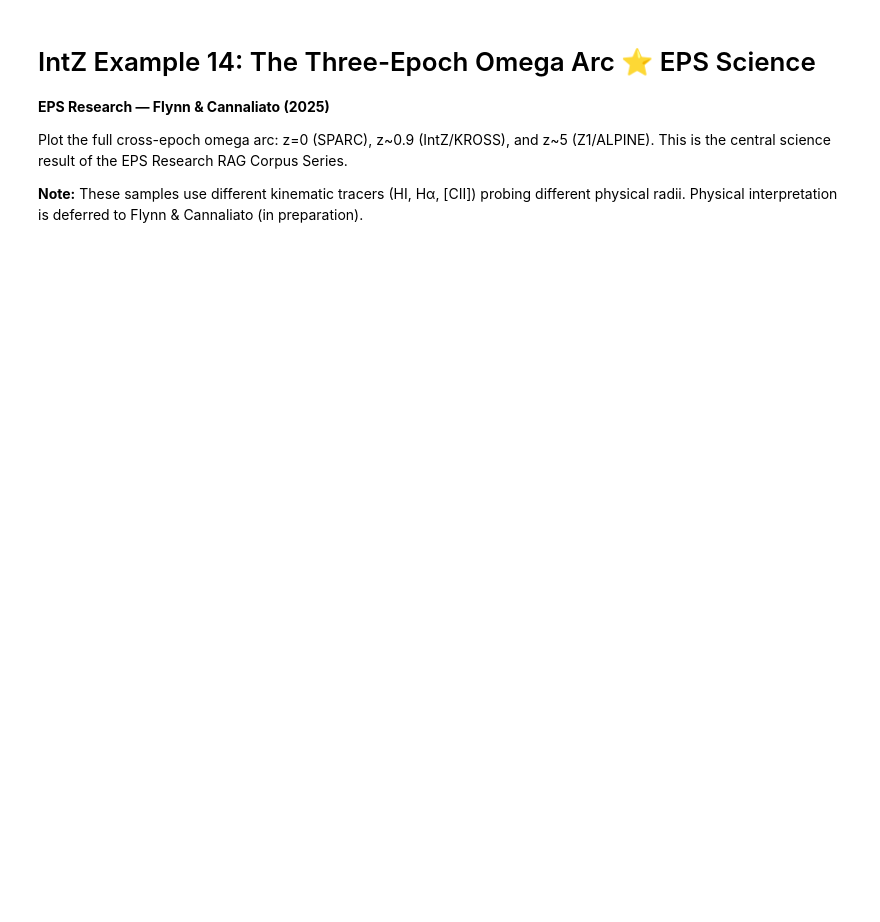
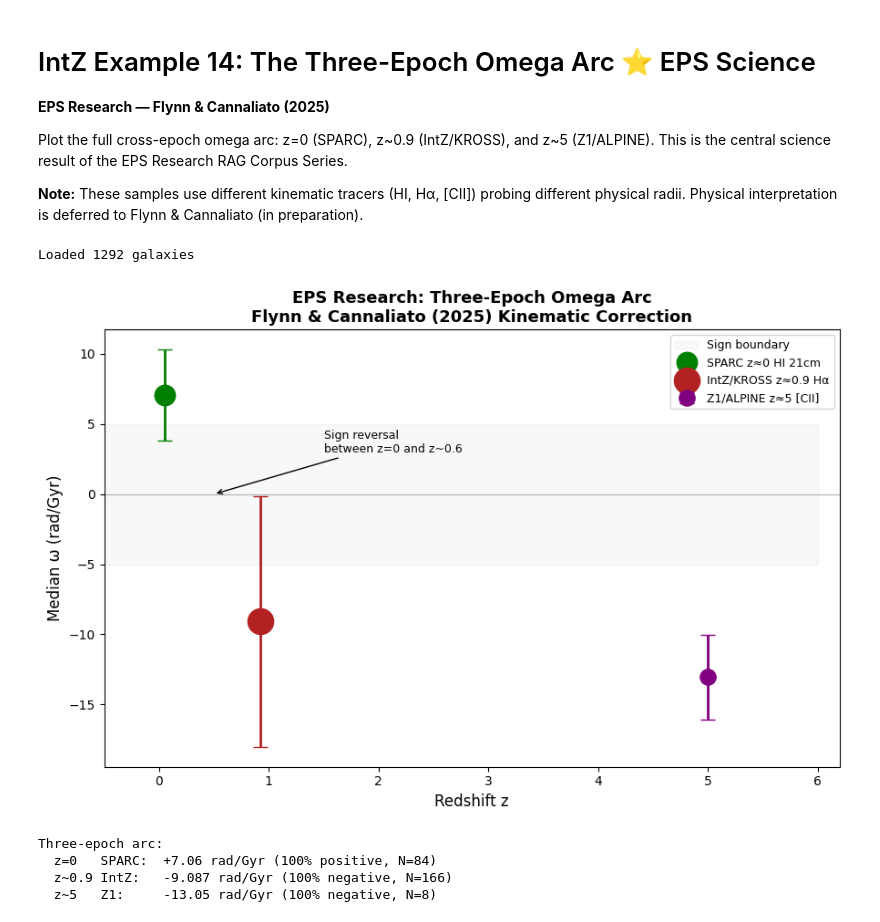
Before and after one commit to eps-research/rag-corpus-series, a Jupyter notebook: examples/intz/intz_nb14_three_epoch_arc.ipynb, the cells around one changed output. Drawn from its saved outputs; the diff is of its cells as text; code cells hidden in the pictures; blank space fills up the shorter version.

```diff
--- a/examples/intz/intz_nb14_three_epoch_arc.ipynb
+++ b/examples/intz/intz_nb14_three_epoch_arc.ipynb
@@ -11,10 +11,12 @@ import numpy as np
 import matplotlib.pyplot as plt
 
 # Load IntZ corpus
-with open('/home/david/Documents/RAG Project/Z=2 RAG/intz_corpus_v1b.json') as f:
+with open('/home/david/Documents/RAG Project/Z=2 RAG/Zenodo/intz_corpus_v1b.json') as f:
     data = json.load(f)
 galaxies = data['galaxies']
 print(f"Loaded {len(galaxies)} galaxies")
+# %% [output]
+Loaded 1292 galaxies
 # %%
 import statistics
 
@@ -27,40 +29,40 @@ intz_stdev  = statistics.stdev(omega_intz)
 
 # Three-epoch data
 epochs = [
-    (0.05,  +7.06,  3.26,   84,  'SPARC
-z≈0
-HI 21cm',   'green'),
-    (0.922, intz_median, intz_stdev, 166, f'IntZ/KROSS
-z≈0.9
-Hα', 'firebrick'),
-    (5.0,  -13.05,  3.0,     8,  'Z1/ALPINE
-z≈5
-[CII]',  'purple'),
+    (0.05,  +7.06,  3.26,   84,  'SPARC z≈0 HI 21cm',   'green'),
+    (0.922, intz_median, intz_stdev, 166, f'IntZ/KROSS z≈0.9 Hα', 'firebrick'),
+    (5.0,  -13.05,  3.0,     8,  'Z1/ALPINE z≈5 [CII]',  'purple'),
 ]
 
 fig, ax = plt.subplots(figsize=(9,6))
 for z, om, sd, n, lbl, col in epochs:
     ax.errorbar(z, om, yerr=sd, fmt='o', color=col,
                 markersize=12+n/20, capsize=6, lw=2, label=lbl)
 
 ax.axhline(0, color='gray', ls='-', lw=1, alpha=0.5)
 ax.fill_between([-0.5,6], [-5,-5], [5,5], alpha=0.05, color='gray',
                 label='Sign boundary')
 ax.set_xlabel('Redshift z', fontsize=12)
 ax.set_ylabel('Median ω (rad/Gyr)', fontsize=12)
 ax.set_title('EPS Research: Three-Epoch Omega Arc\n'
              'Flynn & Cannaliato (2025) Kinematic Correction',
              fontsize=13, fontweight='bold')
 ax.set_xlim(-0.5, 6.2)
 ax.legend(fontsize=9, loc='upper right')
 ax.annotate('Sign reversal\nbetween z=0 and z~0.6',
             xy=(0.5, 0), xytext=(1.5, 3),
             arrowprops=dict(arrowstyle='->', color='black'),
             fontsize=9)
 plt.tight_layout()
 plt.savefig('intz_nb14_three_epoch_arc.png', dpi=150)
 plt.show()
 print(f"Three-epoch arc:")
 print(f"  z=0   SPARC:  +7.06 rad/Gyr (100% positive, N=84)")
 print(f"  z~0.9 IntZ:   {intz_median:.3f} rad/Gyr (100% negative, N=166)")
 print(f"  z~5   Z1:     -13.05 rad/Gyr (100% negative, N=8)")
+# %% [output]
+[figure, added]
+Three-epoch arc:
+  z=0   SPARC:  +7.06 rad/Gyr (100% positive, N=84)
+  z~0.9 IntZ:   -9.087 rad/Gyr (100% negative, N=166)
+  z~5   Z1:     -13.05 rad/Gyr (100% negative, N=8)
```
Also changed, not shown: 34 other files.
